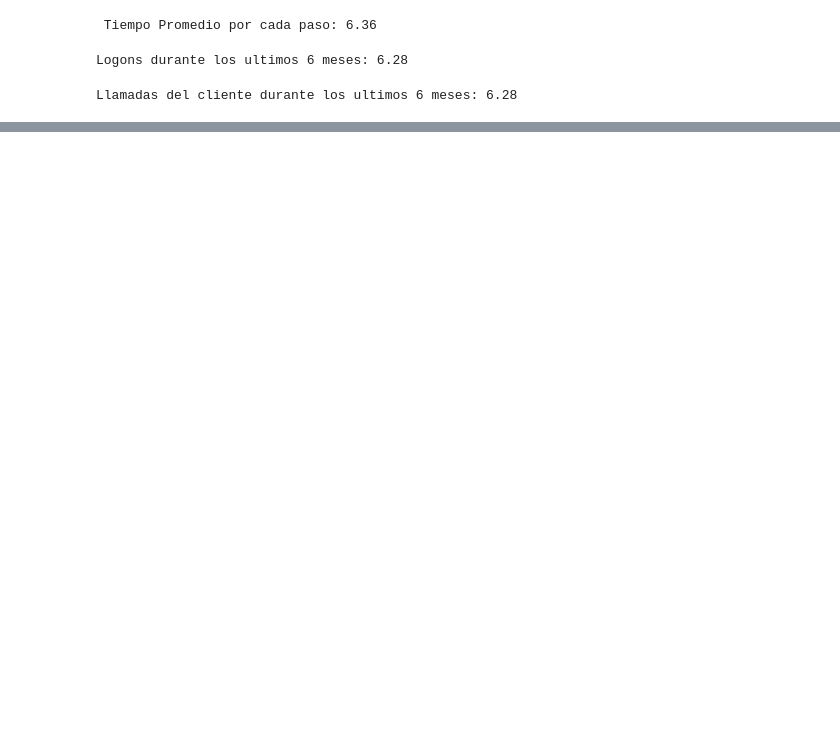
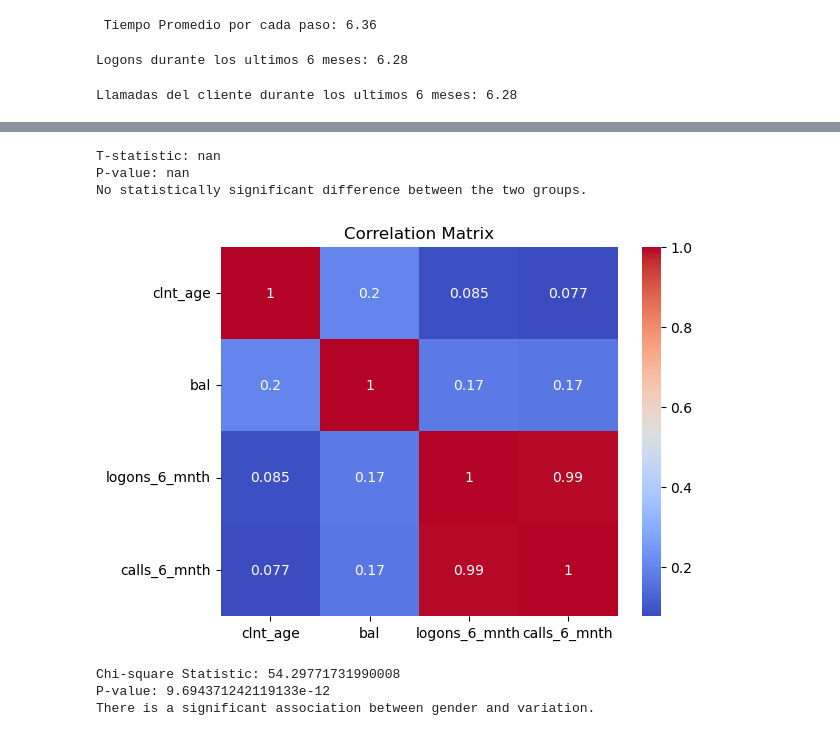
Before and after one commit to adrianbenitezrueda/ih-sp-ab-testing, a Jupyter notebook: data.ipynb, the cells around one changed output, grey strips where cells are left out. Saved outputs shown, nothing was run; the diff lists cells and outputs as text; code cells hidden in the pictures; blank space fills up the shorter version.

```diff
--- a/data.ipynb
+++ b/data.ipynb
@@ -737,0 +796,4 @@ Llamadas del cliente durante los ultimos 6 meses: 6.28
+# %%
+# Engagement analysis - logons and calls
+df_wd_client_data['total_engagement'] = df_wd_client_data['logons_6_mnth'] + df_wd_client_data['calls_6_mnth']
+df_wd_client_data[['client_id', 'total_engagement']].groupby('client_id').mean().sort_values('total_engagement', ascending=False)
@@ -737,0 +829,18 @@ Llamadas del cliente durante los ultimos 6 meses: 6.28
+# %%
+from sklearn.model_selection import train_test_split
+from sklearn.ensemble import RandomForestClassifier
+
+# Preparing the data
+df_wd_client_data['churn'] = (df_wd_client_data['clnt_tenure_yr'] < 1).astype(int)  # Simple definition of churn
+X = df_wd_client_data[['logons_6_mnth', 'calls_6_mnth', 'bal', 'num_accts']]
+y = df_wd_client_data['churn']
+
+X_train, X_test, y_train, y_test = train_test_split(X, y, test_size=0.2, random_state=42)
+
+# Training a Random Forest Classifier
+rf = RandomForestClassifier()
+rf.fit(X_train, y_train)
+
+# Evaluating model performance
+accuracy = rf.score(X_test, y_test)
+print(f"Model Accuracy: {accuracy}")
@@ -737,0 +849,4 @@ Llamadas del cliente durante los ultimos 6 meses: 6.28
+# %%
+# Calculating CLV (simplified formula)
+df_wd_client_data['clv'] = df_wd_client_data['bal'] * df_wd_client_data['clnt_tenure_yr']  # Balance times years of tenure
+df_wd_client_data[['client_id', 'clv']].sort_values('clv', ascending=False)
@@ -737,0 +867,52 @@ Llamadas del cliente durante los ultimos 6 meses: 6.28
+# %%
+from scipy import stats
+
+# Assuming 'variation' is 1 for experiment and 0 for control
+exp_group = df_wd_client_data[df_wd_client_data['Variation'] == 1]['bal']
+control_group = df_wd_client_data[df_wd_client_data['Variation'] == 0]['bal']
+
+# T-test for equality of means
+t_stat, p_val = stats.ttest_ind(exp_group, control_group)
+
+print(f"T-statistic: {t_stat}")
+print(f"P-value: {p_val}")
+
+# Interpretation
+if p_val < 0.05:
+    print("Statistically significant difference between the two groups.")
+else:
+    print("No statistically significant difference between the two groups.")
+# %% [output]
+T-statistic: nan
+P-value: nan
+No statistically significant difference between the two groups.
+# %%
+# Correlation matrix
+corr_matrix = df_wd_client_data[['clnt_age', 'bal', 'logons_6_mnth', 'calls_6_mnth']].corr()
+
+# Visualization using seaborn
+import seaborn as sns
+import matplotlib.pyplot as plt
+
+sns.heatmap(corr_matrix, annot=True, cmap='coolwarm')
+plt.title('Correlation Matrix')
+plt.show()
+# %% [output]
+[figure, added]
+# %%
+# Chi-Square Test for Independence
+contingency_table = pd.crosstab(df_wd_client_data['gendr'], df_wd_client_data['Variation'])
+chi2, p, dof, ex = stats.chi2_contingency(contingency_table)
+
+print(f"Chi-square Statistic: {chi2}")
+print(f"P-value: {p}")
+
+# Interpretation
+if p < 0.05:
+    print("There is a significant association between gender and variation.")
+else:
+    print("No significant association between gender and variation.")
+# %% [output]
+Chi-square Statistic: 54.29771731990008
+P-value: 9.694371242119133e-12
+There is a significant association between gender and variation.
```
Also changed, not shown: parts of 25 cells of this notebook.
